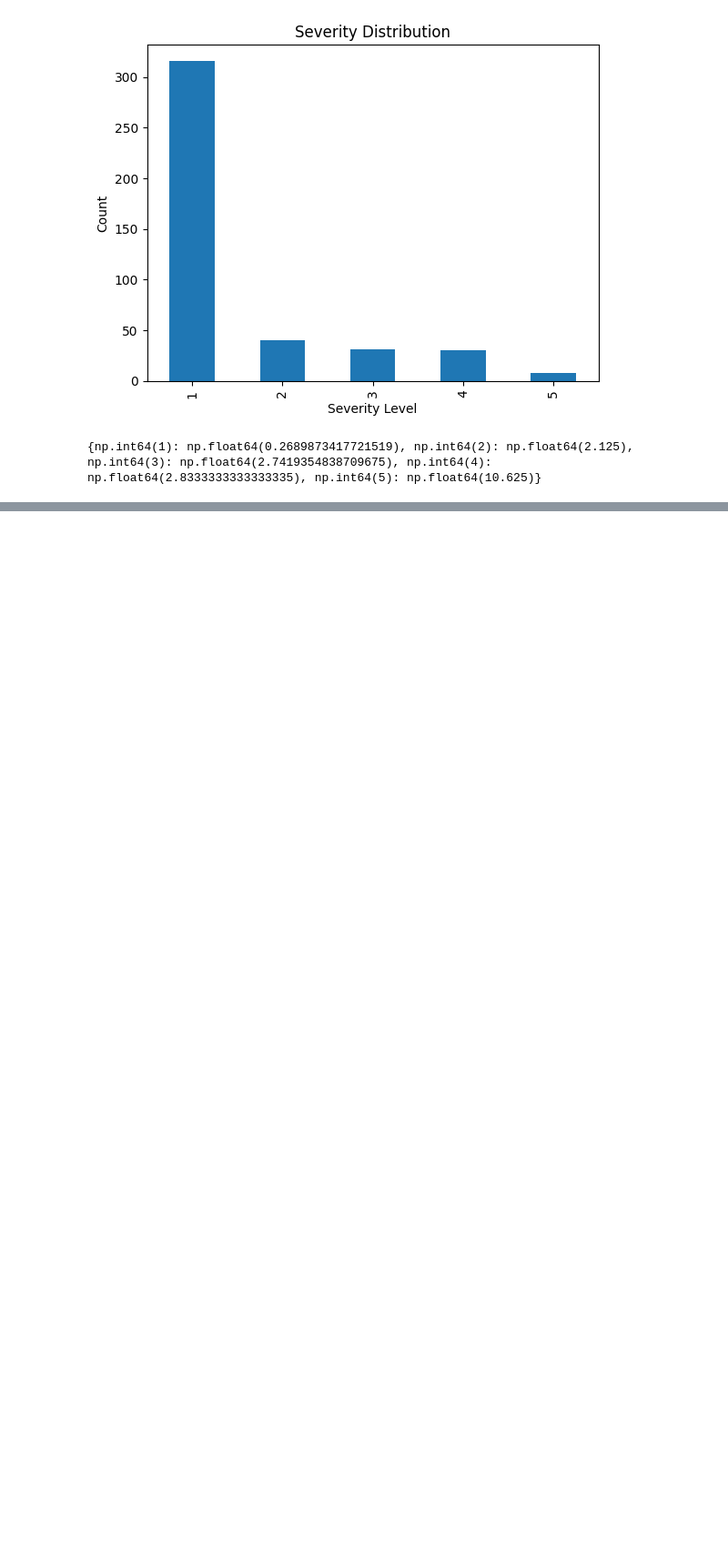
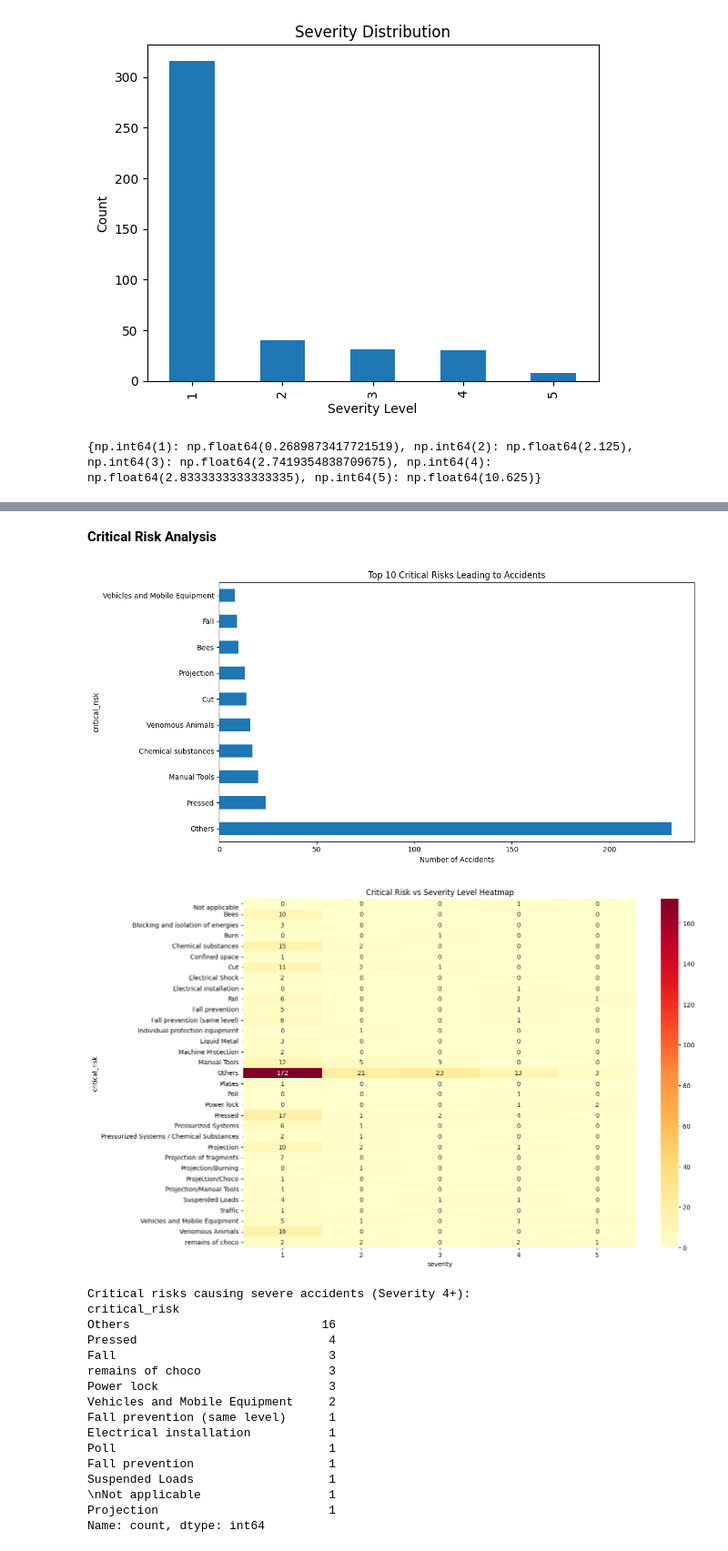
Before and after one commit to susara20010420/Workplace-Safety-Insights-from-the-Industrial-Safety-Health-Analytics-Dataset, a Jupyter notebook: WHSAT_eda_preprocessing.ipynb, the cells around one changed output, grey strips where cells are left out. Shown at 91% size. Saved outputs shown, nothing was run; the diff lists cells and outputs as text; code cells hidden in the pictures; blank space fills up the shorter version.

```diff
--- a/WHSAT_eda_preprocessing.ipynb
+++ b/WHSAT_eda_preprocessing.ipynb
@@ -156,0 +166,42 @@ plt.show()
+# %% [markdown]
+ **Critical Risk Analysis**
+# %%
+# Top 10 most frequent critical risks
+plt.figure(figsize=(12, 6))
+data_set['critical_risk'].value_counts().head(10).plot(kind='barh')
+plt.title('Top 10 Critical Risks Leading to Accidents')
+plt.xlabel('Number of Accidents')
+plt.tight_layout()
+plt.show()
+
+# Critical risk vs severity heatmap
+critical_severity = pd.crosstab(data_set['critical_risk'], data_set['severity'])
+plt.figure(figsize=(14, 10))
+sns.heatmap(critical_severity, annot=True, fmt='d', cmap='YlOrRd')
+plt.title('Critical Risk vs Severity Level Heatmap')
+plt.xticks(rotation=0)
+plt.show()
+
+# Most dangerous critical risks (high severity)
+high_severity_risks = data_set[data_set['severity'] >= 4]['critical_risk'].value_counts()
+print("Critical risks causing severe accidents (Severity 4+):")
+print(high_severity_risks)
+# %% [output]
+[figure, added]
+[figure, added]
+Critical risks causing severe accidents (Severity 4+):
+critical_risk
+Others                           16
+Pressed                           4
+Fall                              3
+remains of choco                  3
+Power lock                        3
+Vehicles and Mobile Equipment     2
+Fall prevention (same level)      1
+Electrical installation           1
+Poll                              1
+Fall prevention                   1
+Suspended Loads                   1
+\nNot applicable                  1
+Projection                        1
+Name: count, dtype: int64
```
Also changed, not shown: parts of 16 cells of this notebook.
